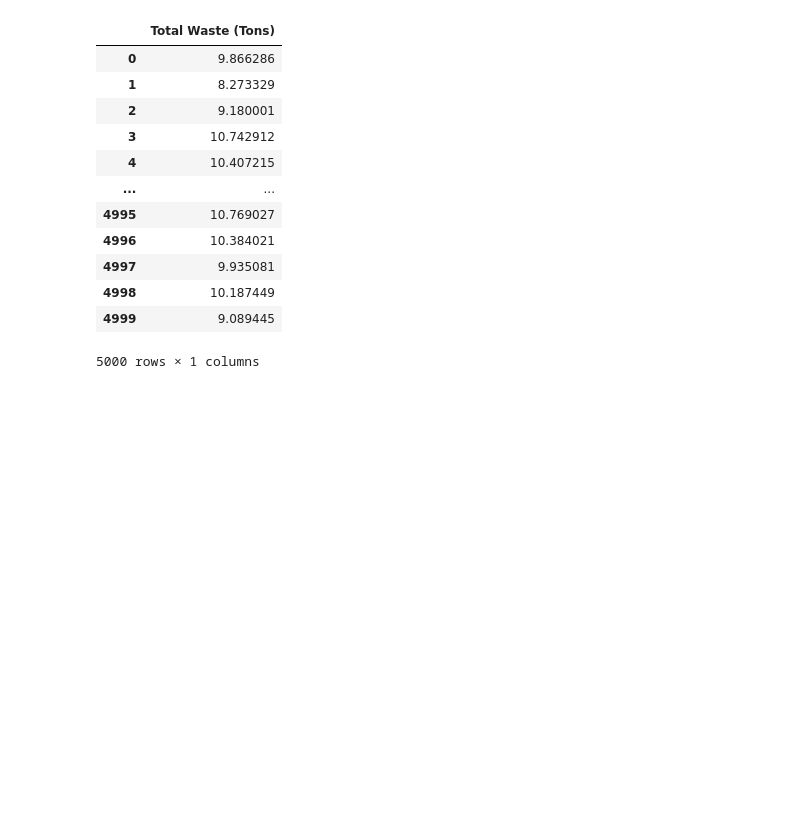
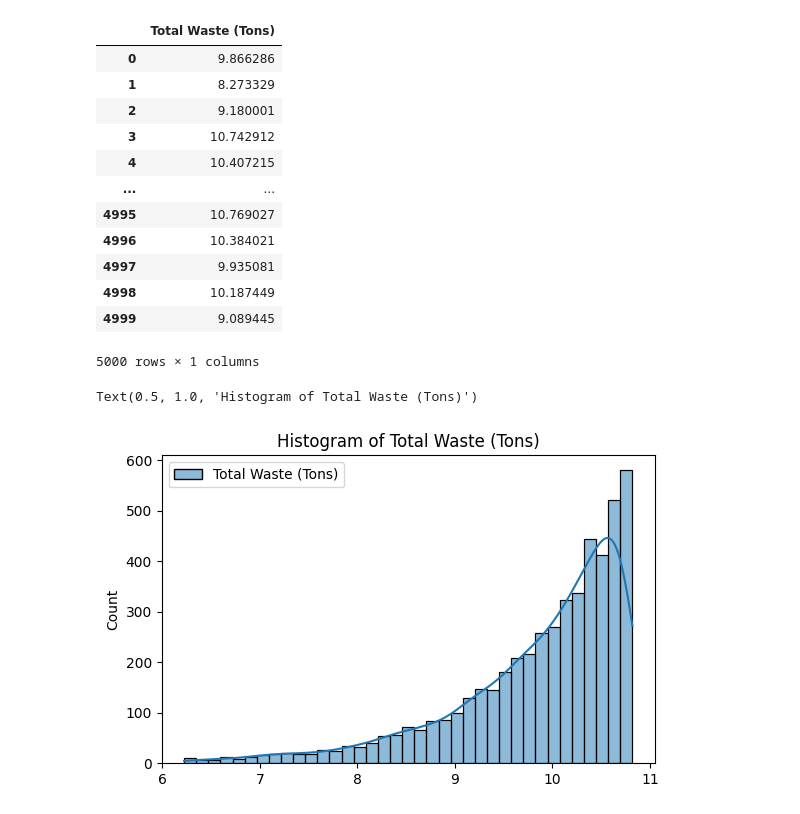
Before and after one commit to akxiit/Exploratory-Data-Analysis, a Jupyter notebook: food-wastege/Main.ipynb, the cells around one changed output. Saved outputs shown, nothing was run; the diff lists cells and outputs as text; code cells hidden in the pictures; blank space fills up the shorter version.

```diff
--- a/food-wastege/Main.ipynb
+++ b/food-wastege/Main.ipynb
@@ -145,7 +145,7 @@ plt.show()
 # %%
 from sklearn.preprocessing import FunctionTransformer
 
-transformer = FunctionTransformer(np.log1p)
+transformer = FunctionTransformer(func=np.log1p)
 
 transformer.fit_transform(df[['Total Waste (Tons)']])
 # %% [output]
@@ -165,11 +165,14 @@ transformer.fit_transform(df[['Total Waste (Tons)']])
 # %%
 plt.figure(figsize=(14, 4))
 
 plt.subplot(1, 2, 1)
-sns.histplot(df['Total Waste (Tons)'], kde=True)
+sns.histplot(transformer.fit_transform(df[['Total Waste (Tons)']]), kde=True)
 plt.title('Histogram of Total Waste (Tons)')
 
-plt.subplot(1, 2, 2)
-stats.probplot(df['Total Waste (Tons)'], plot=plt)
-plt.title('Probability Plot of Total Waste (Tons)')
-plt.show()
+# plt.subplot(1, 2, 2)
+# stats.probplot(transformer.fit_transform(df[['Total Waste (Tons)']]), plot=plt)
+# plt.title('Probability Plot of Total Waste (Tons)')
+# plt.show()
+# %% [output]
+Text(0.5, 1.0, 'Histogram of Total Waste (Tons)')
+[figure, added]
```
